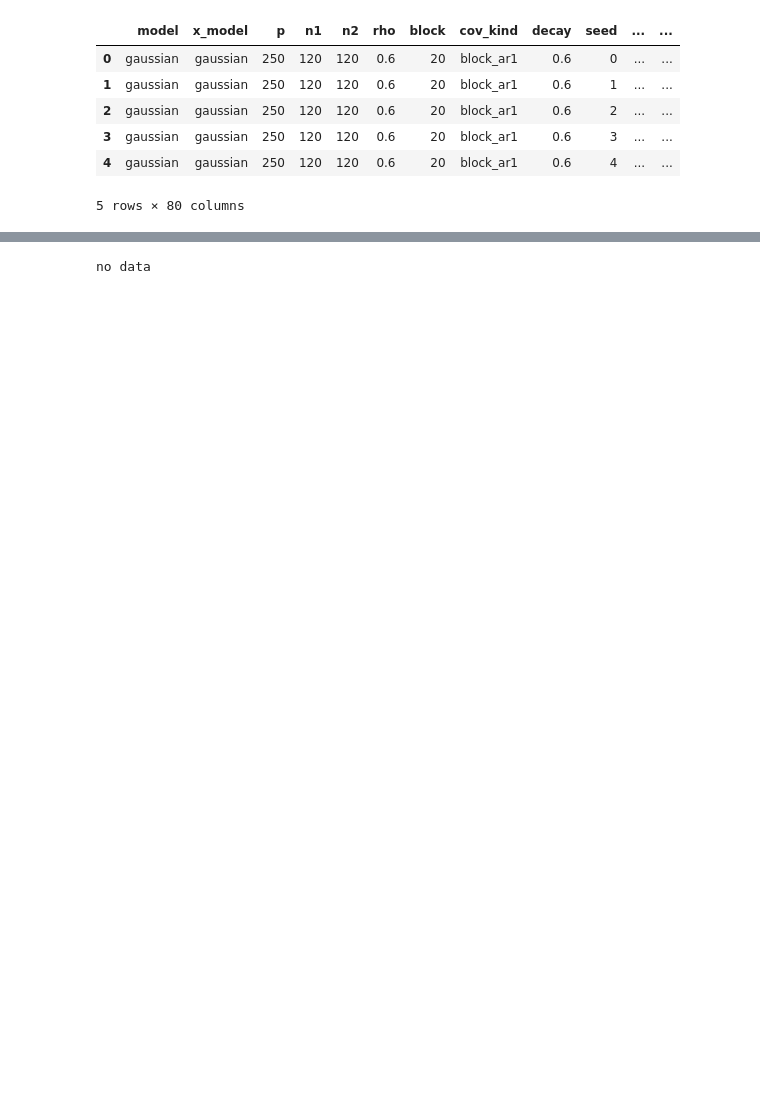
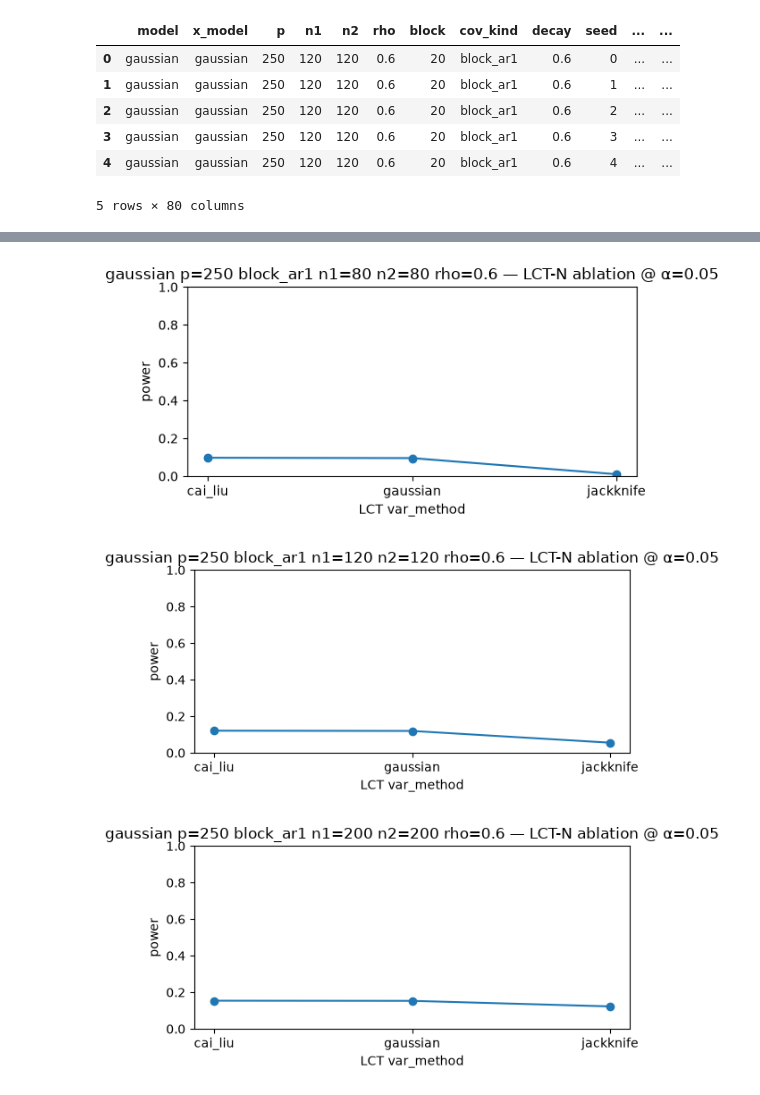
Before and after one commit to Hrish52/fdr-correlations, a Jupyter notebook: notebooks/08_robustness.ipynb, the cells around one changed output, grey strips where cells are left out. Saved outputs shown, nothing was run; the diff lists cells and outputs as text; code cells hidden in the pictures; blank space fills up the shorter version.

```diff
--- a/notebooks/08_robustness.ipynb
+++ b/notebooks/08_robustness.ipynb
@@ -1,7 +1,9 @@
 # %%
 from pathlib import Path
 import pandas as pd, numpy as np, re, matplotlib.pyplot as plt
-TABLES = Path("../results/tables")
+import os
+
+TABLES = Path(os.environ.get("LCT_TABLES", "../results/tables"))
 files = sorted(TABLES.glob("robust_*_p*.csv"))
 df = pd.concat([pd.read_csv(f).assign(file=f.name) for f in files], ignore_index=True) if files else pd.DataFrame()
 df.head()
@@ -51,20 +88,24 @@ display(agg_pwr.head()); display(agg_fdr.head())
 # %%
 def plot_ablation(model, p, cov_kind, n1, n2, rho, alpha="0.05"):
     sub = agg_pwr[(agg_pwr["model"]==model)&(agg_pwr["p"]==p)&(agg_pwr["cov_kind"]==cov_kind)&
                   (agg_pwr["n1"]==n1)&(agg_pwr["n2"]==n2)&(agg_pwr["rho"]==rho)&(agg_pwr["alpha"]==alpha)]
     sub = sub[sub["method"]=="LCT-N"].copy()
     if sub.empty:
-        print("no data"); return
+        avail = agg_pwr[(agg_pwr.model==model)&(agg_pwr.cov_kind==cov_kind)][["n1","n2","rho"]].drop_duplicates()
+        print(f"no data for n1={n1}, n2={n2}, rho={rho}. Available:")
+        print(avail.to_string(index=False)); return
     order = ["cai_liu","gaussian","jackknife"]
     sub["vm"] = pd.Categorical(sub["vm"], categories=order, ordered=True)
     sub = sub.sort_values("vm")
-    import matplotlib.pyplot as plt
     plt.figure(figsize=(5.8,3.0))
     plt.errorbar(sub["vm"], sub["mean"], yerr=sub["se"], fmt="o-")
     plt.ylim(0,1); plt.ylabel("power"); plt.xlabel("LCT var_method")
     plt.title(f"{model} p={p} {cov_kind} n1={n1} n2={n2} rho={rho} — LCT-N ablation @ α={alpha}")
     plt.tight_layout(); plt.show()
 
-plot_ablation("gaussian", 250, "block_ar1", 60, 120, 0.30, alpha="0.05")
+for n in (80, 120, 200):
+    plot_ablation("gaussian", 250, "block_ar1", n, n, 0.6, alpha="0.05")
 # %% [output]
-no data
+[figure, added]
+[figure, added]
+[figure, added]
```
Also changed, not shown: parts of 2 cells of this notebook, 3 other files.
